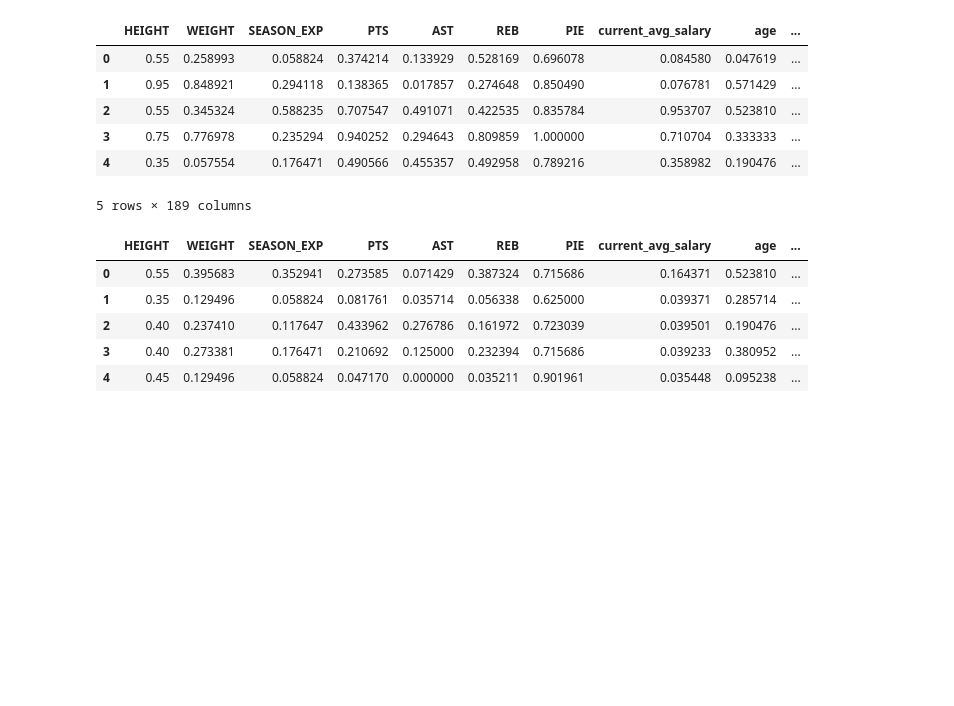
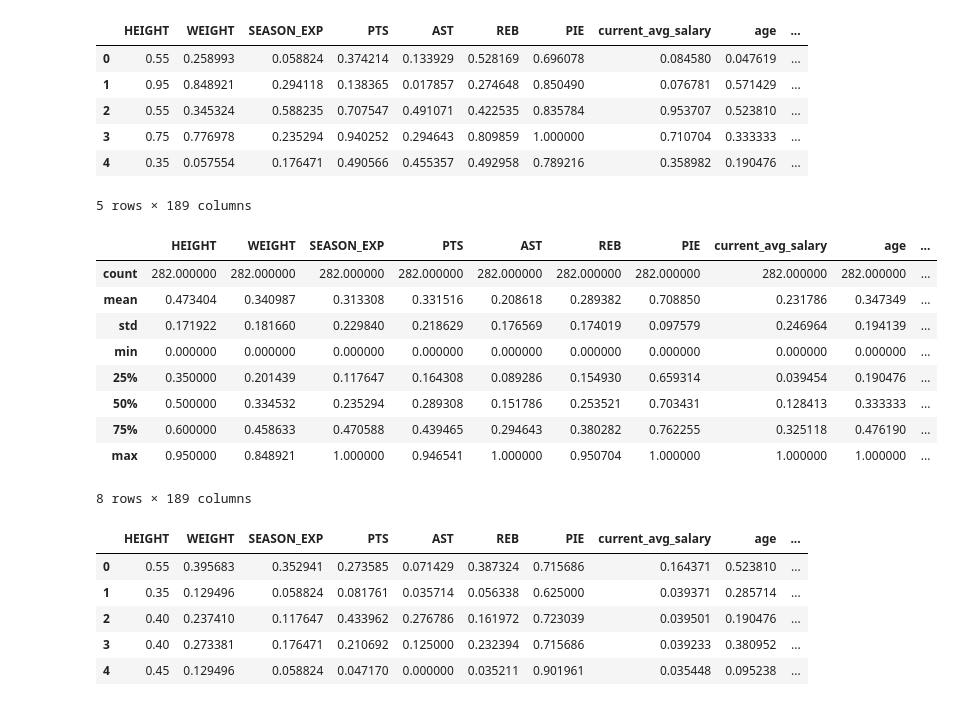
Before and after one commit to jinshuochen/Spring-Board-Capstone-Two, a Jupyter notebook: nba_player_salary/notebooks/05-Modeling.ipynb, the cells around one changed output. Saved outputs shown, nothing was run; the diff lists cells and outputs as text; code cells hidden in the pictures; blank space fills up the shorter version.

```diff
--- a/nba_player_salary/notebooks/05-Modeling.ipynb
+++ b/nba_player_salary/notebooks/05-Modeling.ipynb
@@ -37,6 +38,19 @@ train.head()
 | 3 | 0.75 | 0.776978 | 0.235294 | 0.940252 | 0.294643 | 0.809859 | 1.000000 | 0.710704 | 0.333333 | ... |
 | 4 | 0.35 | 0.057554 | 0.176471 | 0.490566 | 0.455357 | 0.492958 | 0.789216 | 0.358982 | 0.190476 | ... |
 5 rows × 189 columns
+# %%
+train.describe()
+# %% [output]
+|  | HEIGHT | WEIGHT | SEASON_EXP | PTS | AST | REB | PIE | current_avg_salary | age | ... |
+| count | 282.000000 | 282.000000 | 282.000000 | 282.000000 | 282.000000 | 282.000000 | 282.000000 | 282.000000 | 282.000000 | ... |
+| mean | 0.473404 | 0.340987 | 0.313308 | 0.331516 | 0.208618 | 0.289382 | 0.708850 | 0.231786 | 0.347349 | ... |
+| std | 0.171922 | 0.181660 | 0.229840 | 0.218629 | 0.176569 | 0.174019 | 0.097579 | 0.246964 | 0.194139 | ... |
+| min | 0.000000 | 0.000000 | 0.000000 | 0.000000 | 0.000000 | 0.000000 | 0.000000 | 0.000000 | 0.000000 | ... |
+| 25% | 0.350000 | 0.201439 | 0.117647 | 0.164308 | 0.089286 | 0.154930 | 0.659314 | 0.039454 | 0.190476 | ... |
+| 50% | 0.500000 | 0.334532 | 0.235294 | 0.289308 | 0.151786 | 0.253521 | 0.703431 | 0.128413 | 0.333333 | ... |
+| 75% | 0.600000 | 0.458633 | 0.470588 | 0.439465 | 0.294643 | 0.380282 | 0.762255 | 0.325118 | 0.476190 | ... |
+| max | 0.950000 | 0.848921 | 1.000000 | 0.946541 | 1.000000 | 0.950704 | 1.000000 | 1.000000 | 1.000000 | ... |
+8 rows × 189 columns
 # %%
 test.head()
 # %% [output]
```
Also changed, not shown: parts of 61 cells of this notebook, 1 other file.
